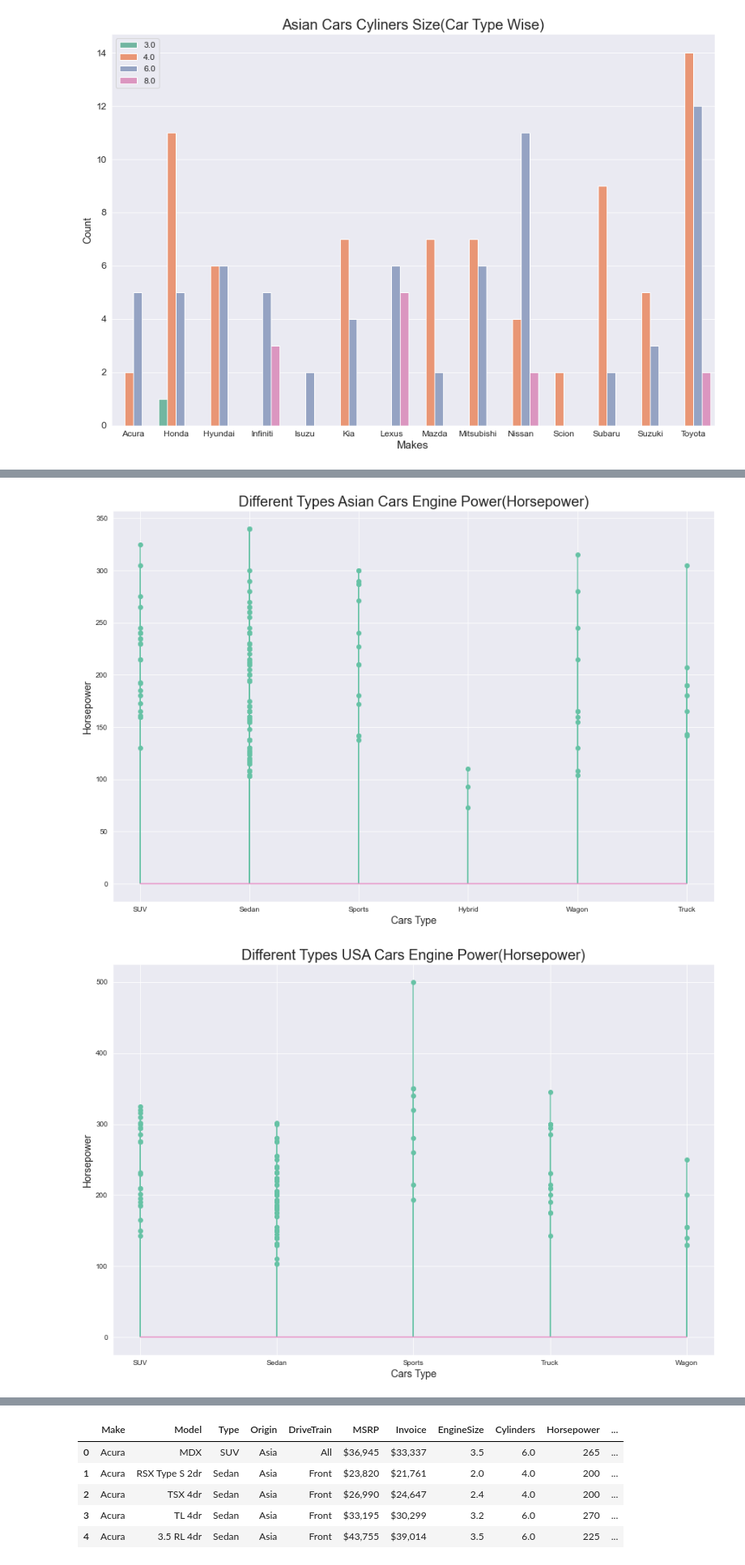
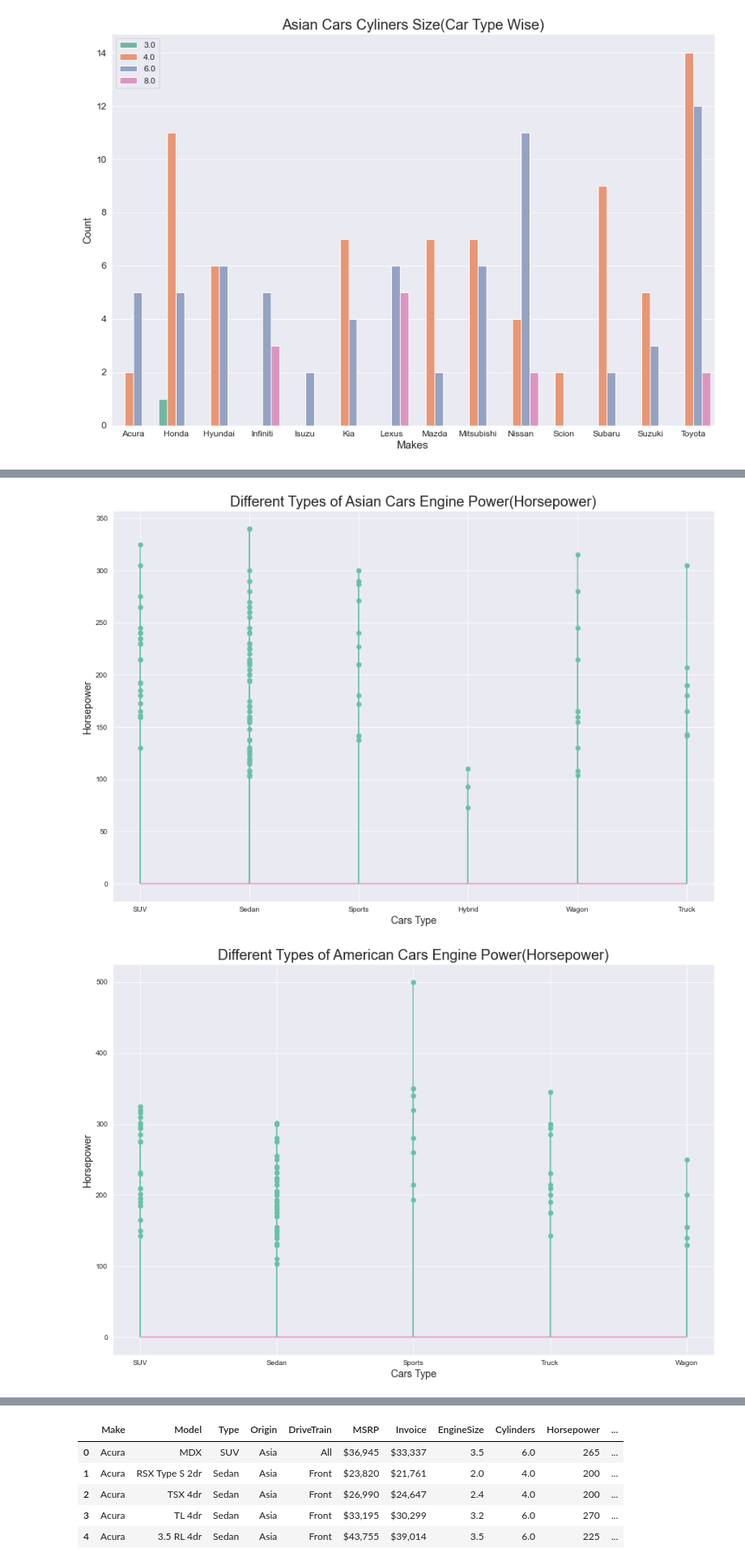
Before and after one commit to shamimsikder/Data-Visualization-Exercises, a Jupyter notebook: Cars Data Visualization.ipynb, the cells around one changed output, grey strips where cells are left out. Shown at 81% size. Cells and saved outputs as stored; diff of their text form; code cells hidden in the pictures.

```diff
--- a/Cars Data Visualization.ipynb
+++ b/Cars Data Visualization.ipynb
@@ -288,21 +288,21 @@ plt.subplots(figsize=(15,10))
 
 plt.stem(df2.Type,df2.Horsepower)
 
-plt.title("Different Types Asian Cars Engine Power(Horsepower)",fontsize=20)
+plt.title("Different Types of Asian Cars Engine Power(Horsepower)",fontsize=20)
 plt.xlabel("Cars Type",fontsize=14)
 plt.ylabel("Horsepower",fontsize=14);
 # %% [output]
-[figure, old version]
+[figure, new version]
 # %%
 plt.subplots(figsize=(15,10))
 
 plt.stem(df3.Type,df3.Horsepower)
 
-plt.title("Different Types USA Cars Engine Power(Horsepower)",fontsize=20)
+plt.title("Different Types of American Cars Engine Power(Horsepower)",fontsize=20)
 plt.xlabel("Cars Type",fontsize=14)
 plt.ylabel("Horsepower",fontsize=14);
 # %% [output]
-[figure, old version]
+[figure, new version]
 # %%
 plt.figure(figsize=(20,10))
 
```
Also changed, not shown: parts of 34 cells of this notebook.
